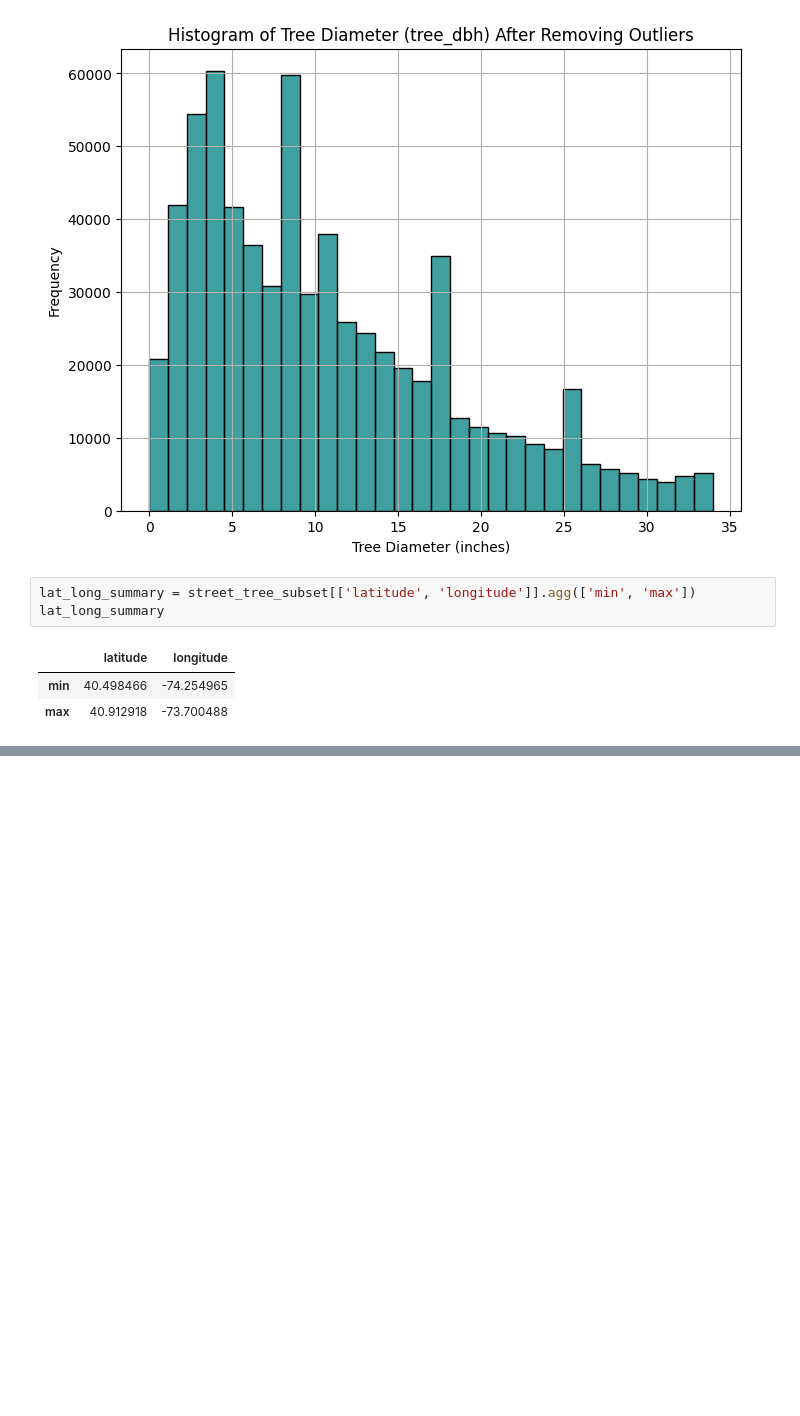
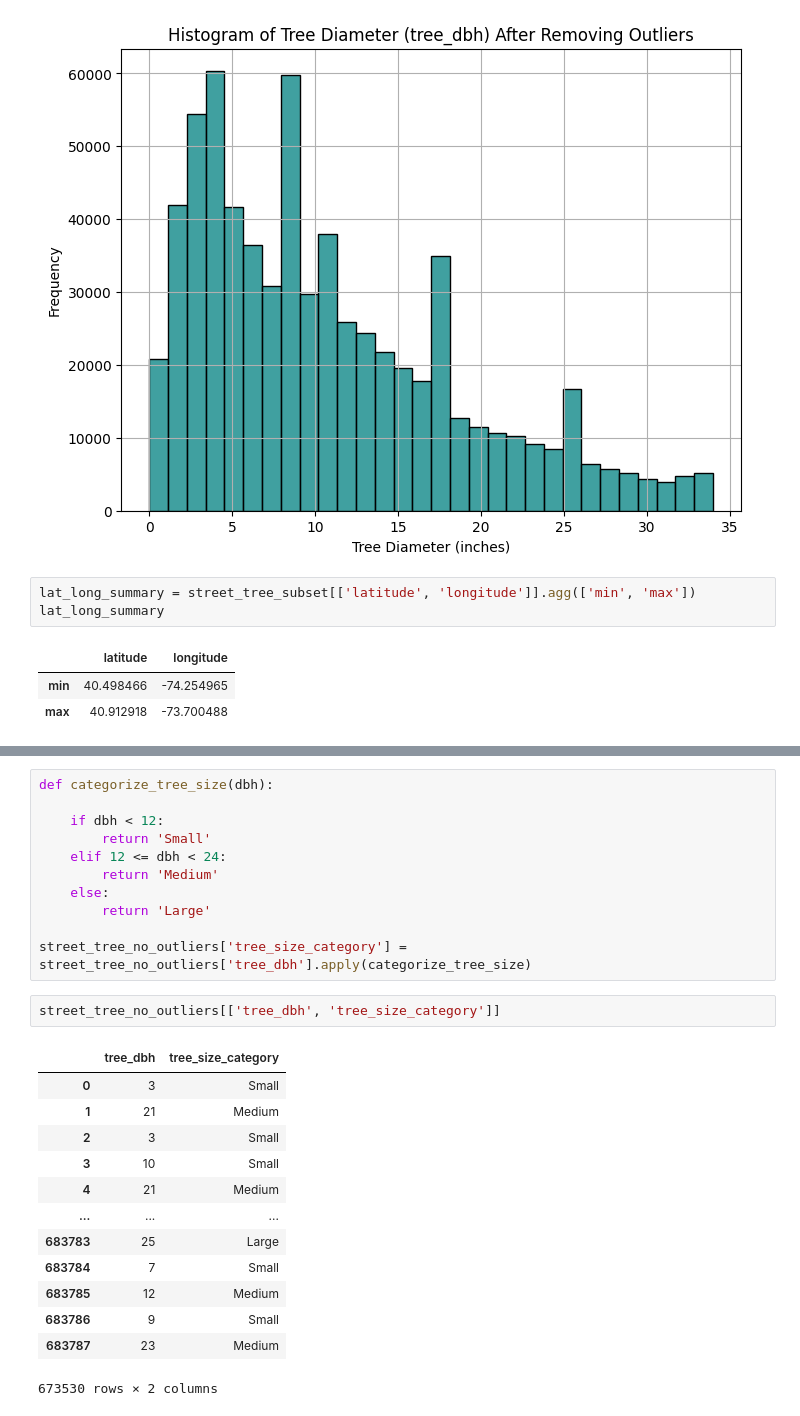
Before and after one commit to asha8r/2015-Street-Tree-Census, a Jupyter notebook: 2015_Street_Tree_Census.ipynb, the cells around one changed output, grey strips where cells are left out. Drawn from its saved outputs; the diff is of its cells as text; blank space fills up the shorter version.

Commit message:
New column added to dataset:  tree_size_category

```diff
--- a/2015_Street_Tree_Census.ipynb
+++ b/2015_Street_Tree_Census.ipynb
@@ -281,0 +298,27 @@ lat_long_summary
+# %%
+def categorize_tree_size(dbh):
+
+    if dbh < 12:
+        return 'Small'
+    elif 12 <= dbh < 24:
+        return 'Medium'
+    else:
+        return 'Large'
+
+street_tree_no_outliers['tree_size_category'] = street_tree_no_outliers['tree_dbh'].apply(categorize_tree_size)
+# %%
+street_tree_no_outliers[['tree_dbh', 'tree_size_category']]
+# %% [output]
+|  | tree_dbh | tree_size_category |
+| 0 | 3 | Small |
+| 1 | 21 | Medium |
+| 2 | 3 | Small |
+| 3 | 10 | Small |
+| 4 | 21 | Medium |
+| ... | ... | ... |
+| 683783 | 25 | Large |
+| 683784 | 7 | Small |
+| 683785 | 12 | Medium |
+| 683786 | 9 | Small |
+| 683787 | 23 | Medium |
+673530 rows × 2 columns
```
Also changed, not shown: parts of 3 cells of this notebook.
